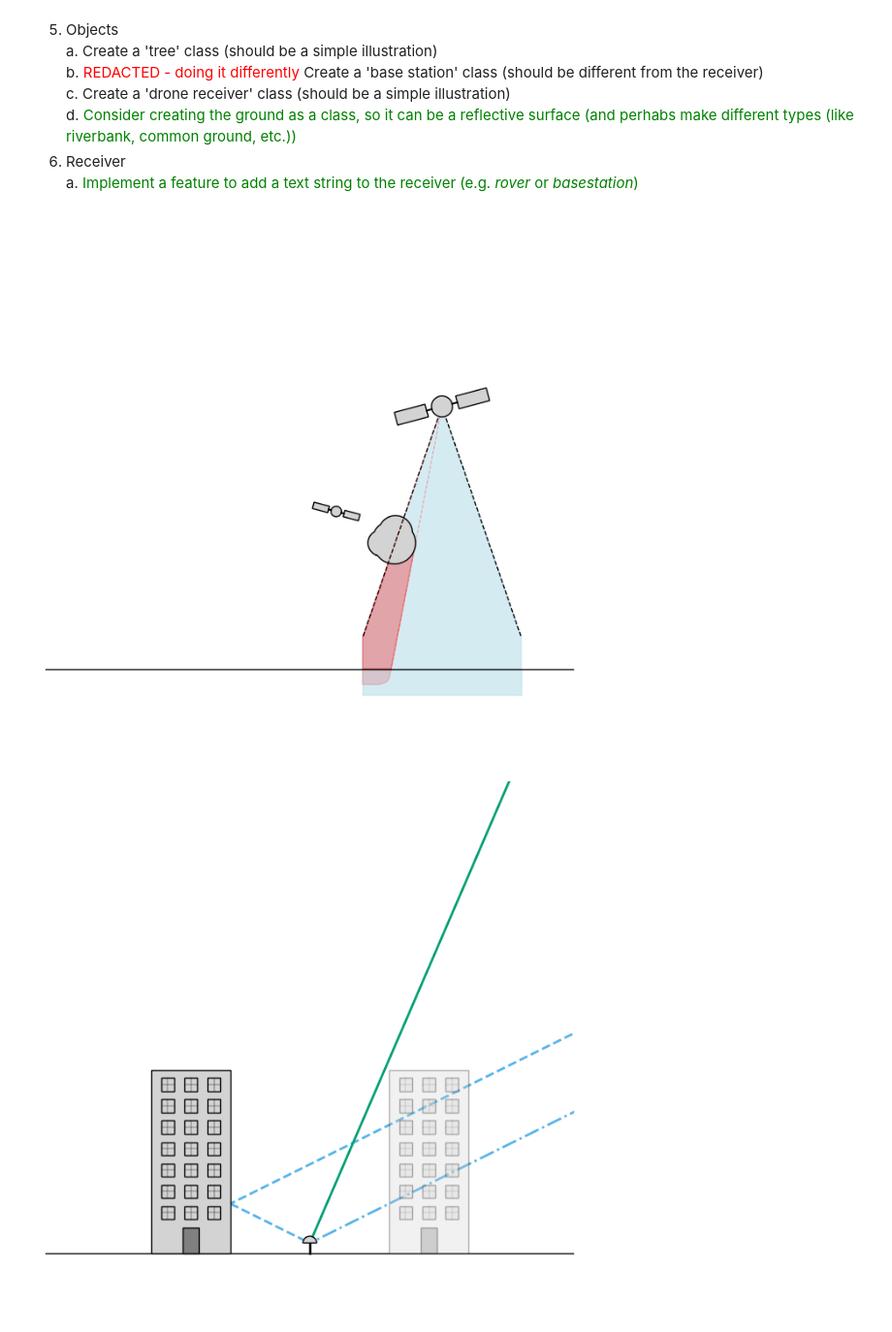
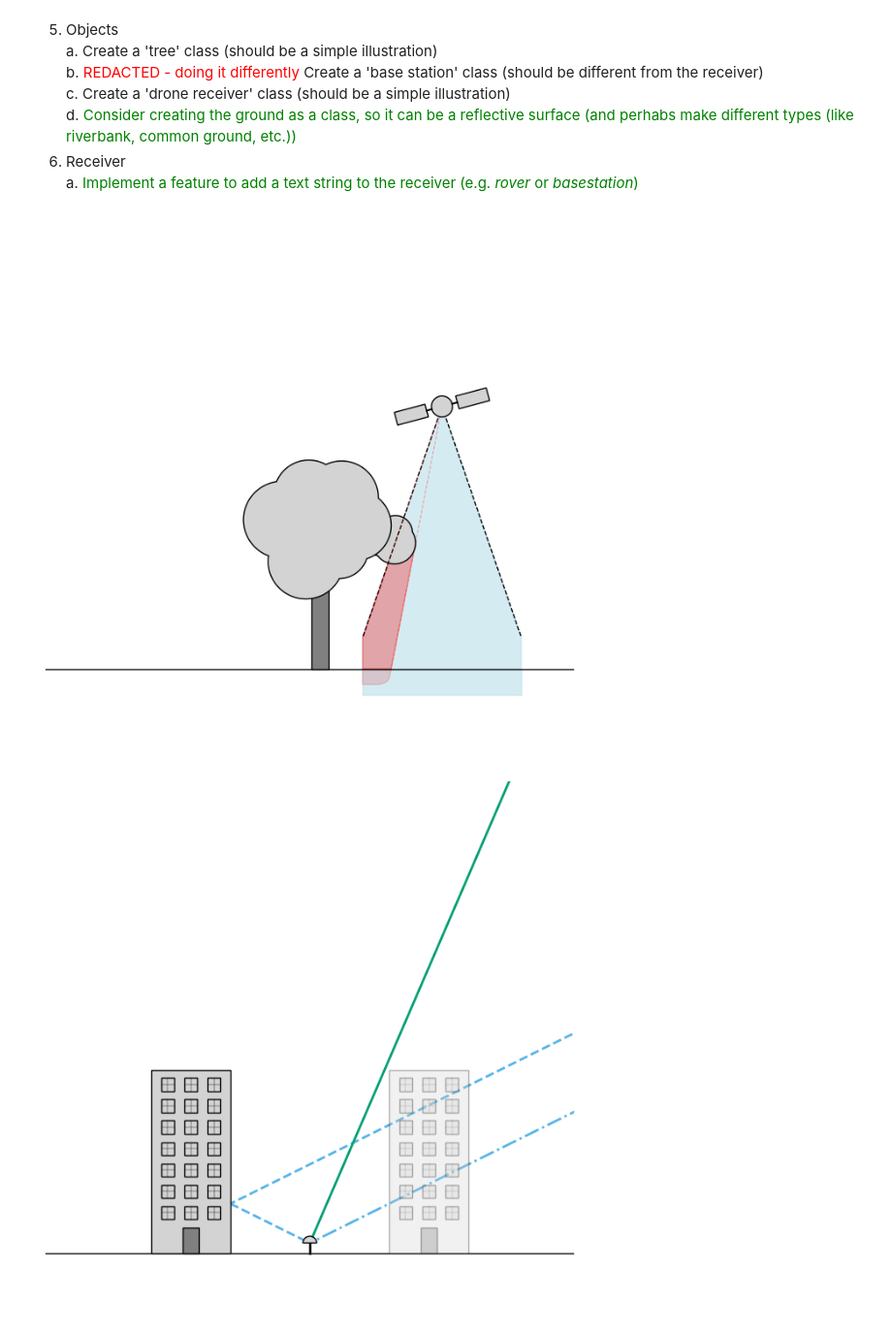
Before and after one commit to R0hero/gsi, a Jupyter notebook: example_scripts.ipynb, the cells around one changed output. Shown at 97% size. Cells and saved outputs as stored; diff of their text form; code cells hidden in the pictures.

Commit message:
feat: add example illustration with Deciduous tree

```diff
--- a/example_scripts.ipynb
+++ b/example_scripts.ipynb
@@ -32,33 +32,37 @@ from gsi import Receiver, Satellite, Blob, Ground, Building, Drone
 # %%
 ground = Ground(height=5)
+
+tree = Tree(position=(2, ground.height), height=40, treetype='Deciduous')
 
 satellite = Satellite(position=(25,55), rotation=15)
 satellite2 = Satellite(position=(5,35), rotation=-15)
 
 drone = Drone(position=(5,5))
 
 blob = Blob(position=(15, 30), radius=3, offsets_blobs=[(-1.5,-1), (1.2,1), (1,-1)], radii_blobs=[2.5, 3.2, 4])
 
 fixed_x_limits = (-50, 50)
 
 fig, ax = plt.subplots(figsize=(8,8))
 
 ground.plot(ax)
 satellite.plot(ax, scale=2)
 satellite2.plot(ax, scale=1)
 
 blob.plot(ax)
 
 satellite.draw_footprint(ax, ground, blob, x_limits=(10, 40))
 
+tree.plot(ax)
+
 # static settings
 ax.set_xlim(fixed_x_limits)
 ax.set_ylim([-10, fixed_x_limits[1]-fixed_x_limits[0]-10])
 
 ax.axis('off')
 plt.tick_params(left = False, right = False, labelleft = False, labelbottom = False, bottom = False)
 # %% [output]
-[figure, old version]
+[figure, new version]
 # %%
 ground = Ground()
 
```
Also changed, not shown: parts of 3 cells of this notebook.
